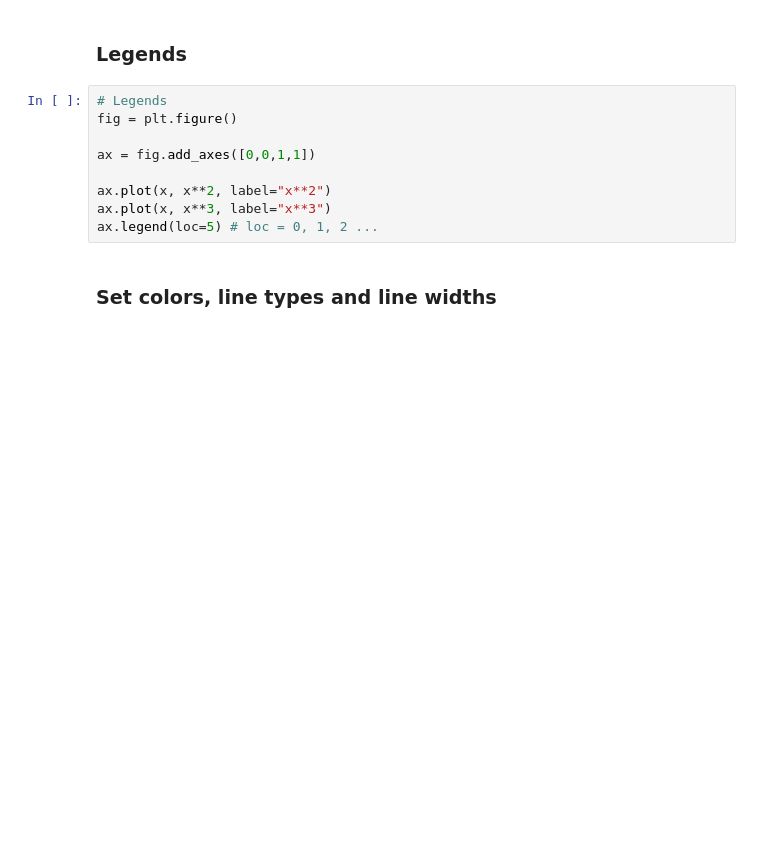
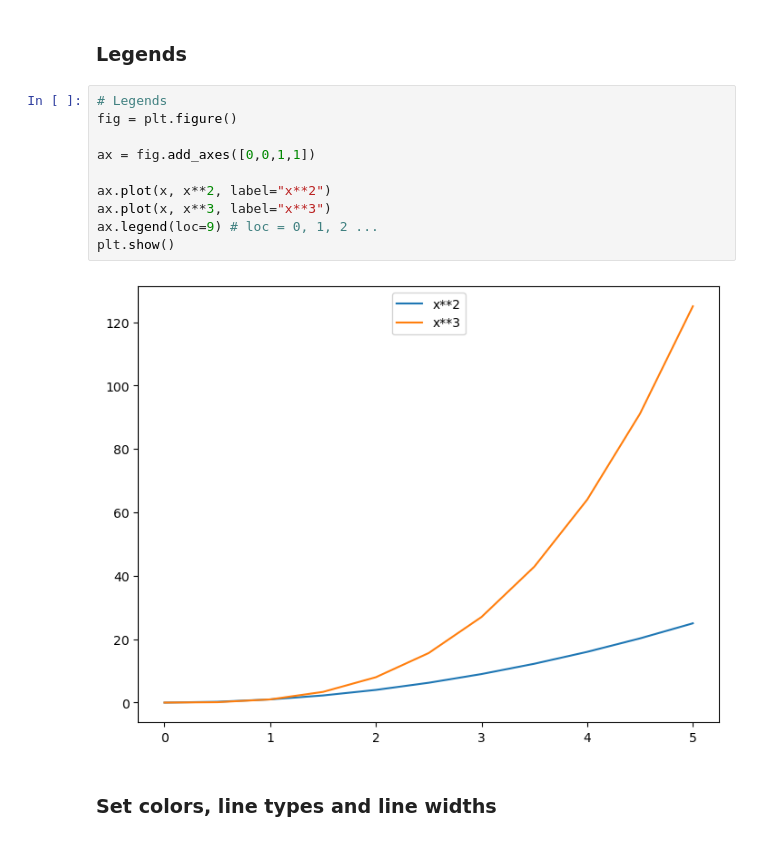
Before and after one commit to mindful-ai/ai-bootcamp-12082025, a Jupyter notebook: day-03/visualization/01_matplotlib_cw.ipynb, the cells around one changed output. Saved outputs shown, nothing was run; the diff lists cells and outputs as text; blank space fills up the shorter version.

```diff
--- a/day-03/visualization/01_matplotlib_cw.ipynb
+++ b/day-03/visualization/01_matplotlib_cw.ipynb
@@ -73,12 +92,15 @@ axes.plot(x, y, 'b')
 # %%
 # Legends
 fig = plt.figure()
 
 ax = fig.add_axes([0,0,1,1])
 
 ax.plot(x, x**2, label="x**2")
 ax.plot(x, x**3, label="x**3")
-ax.legend(loc=5) # loc = 0, 1, 2 ...
+ax.legend(loc=9) # loc = 0, 1, 2 ...
+plt.show()
+# %% [output]
+[figure, added]
 # %% [markdown]
 ### Set colors, line types and line widths
 # %%
```
Also changed, not shown: parts of 18 cells of this notebook, 12 other files.
